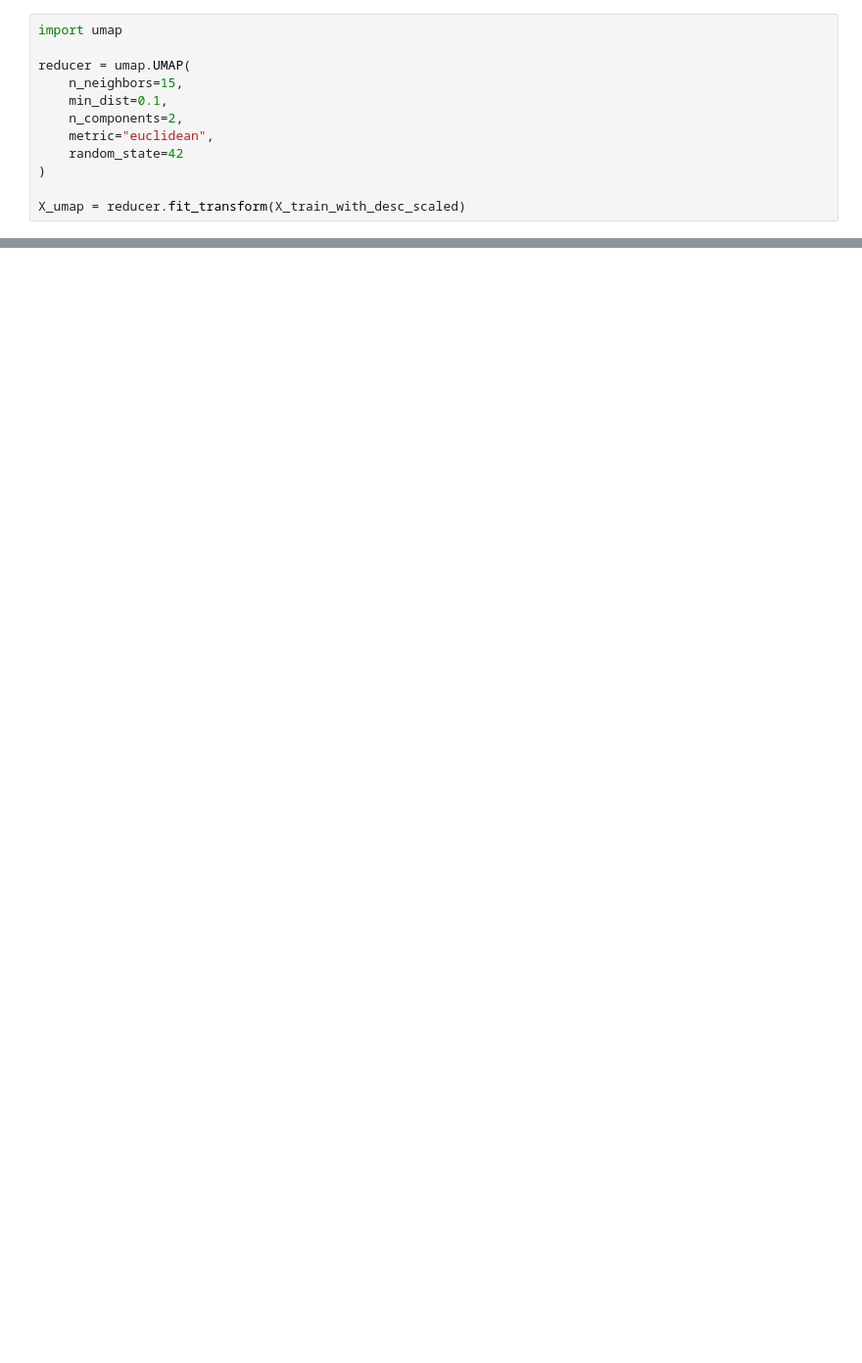
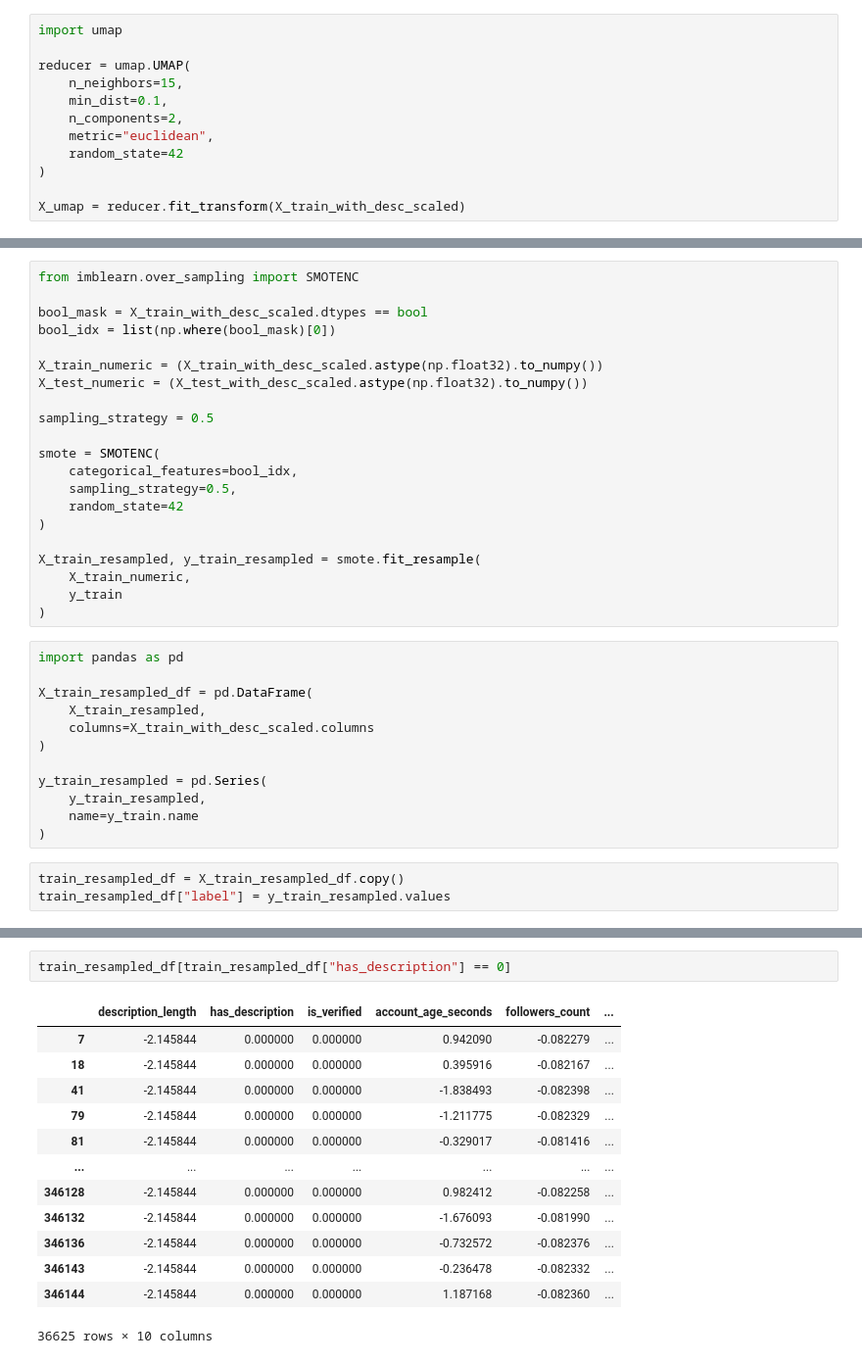
Before and after one commit to julwdo/thesis, a Jupyter notebook: 01_codes/03_nlp_project_main_old.ipynb, the cells around one changed output, grey strips where cells are left out. Shown at 98% size. Saved outputs shown, nothing was run; the diff lists cells and outputs as text; blank space fills up the shorter version.

```diff
--- a/01_codes/03_nlp_project_main_old.ipynb
+++ b/01_codes/03_nlp_project_main_old.ipynb
@@ -1743,0 +1743,36 @@ plt.show()
+# %%
+from imblearn.over_sampling import SMOTENC
+
+bool_mask = X_train_with_desc_scaled.dtypes == bool
+bool_idx = list(np.where(bool_mask)[0])
+
+X_train_numeric = (X_train_with_desc_scaled.astype(np.float32).to_numpy())
+X_test_numeric = (X_test_with_desc_scaled.astype(np.float32).to_numpy())
+
+sampling_strategy = 0.5
+
+smote = SMOTENC(
+    categorical_features=bool_idx,
+    sampling_strategy=0.5,
+    random_state=42
+)
+
+X_train_resampled, y_train_resampled = smote.fit_resample(
+    X_train_numeric,
+    y_train
+)
+# %%
+import pandas as pd
+
+X_train_resampled_df = pd.DataFrame(
+    X_train_resampled,
+    columns=X_train_with_desc_scaled.columns
+)
+
+y_train_resampled = pd.Series(
+    y_train_resampled,
+    name=y_train.name
+)
+# %%
+train_resampled_df = X_train_resampled_df.copy()
+train_resampled_df["label"] = y_train_resampled.values
@@ -1743,0 +1801,16 @@ plt.show()
+# %%
+train_resampled_df[train_resampled_df["has_description"] == 0]
+# %% [output]
+|  | description_length | has_description | is_verified | account_age_seconds | followers_count | ... |
+| 7 | -2.145844 | 0.000000 | 0.000000 | 0.942090 | -0.082279 | ... |
+| 18 | -2.145844 | 0.000000 | 0.000000 | 0.395916 | -0.082167 | ... |
+| 41 | -2.145844 | 0.000000 | 0.000000 | -1.838493 | -0.082398 | ... |
+| 79 | -2.145844 | 0.000000 | 0.000000 | -1.211775 | -0.082329 | ... |
+| 81 | -2.145844 | 0.000000 | 0.000000 | -0.329017 | -0.081416 | ... |
+| ... | ... | ... | ... | ... | ... | ... |
+| 346128 | -2.145844 | 0.000000 | 0.000000 | 0.982412 | -0.082258 | ... |
+| 346132 | -2.145844 | 0.000000 | 0.000000 | -1.676093 | -0.081990 | ... |
+| 346136 | -2.145844 | 0.000000 | 0.000000 | -0.732572 | -0.082376 | ... |
+| 346143 | -2.145844 | 0.000000 | 0.000000 | -0.236478 | -0.082332 | ... |
+| 346144 | -2.145844 | 0.000000 | 0.000000 | 1.187168 | -0.082360 | ... |
+36625 rows × 10 columns
```
Also changed, not shown: parts of 13 cells of this notebook.
